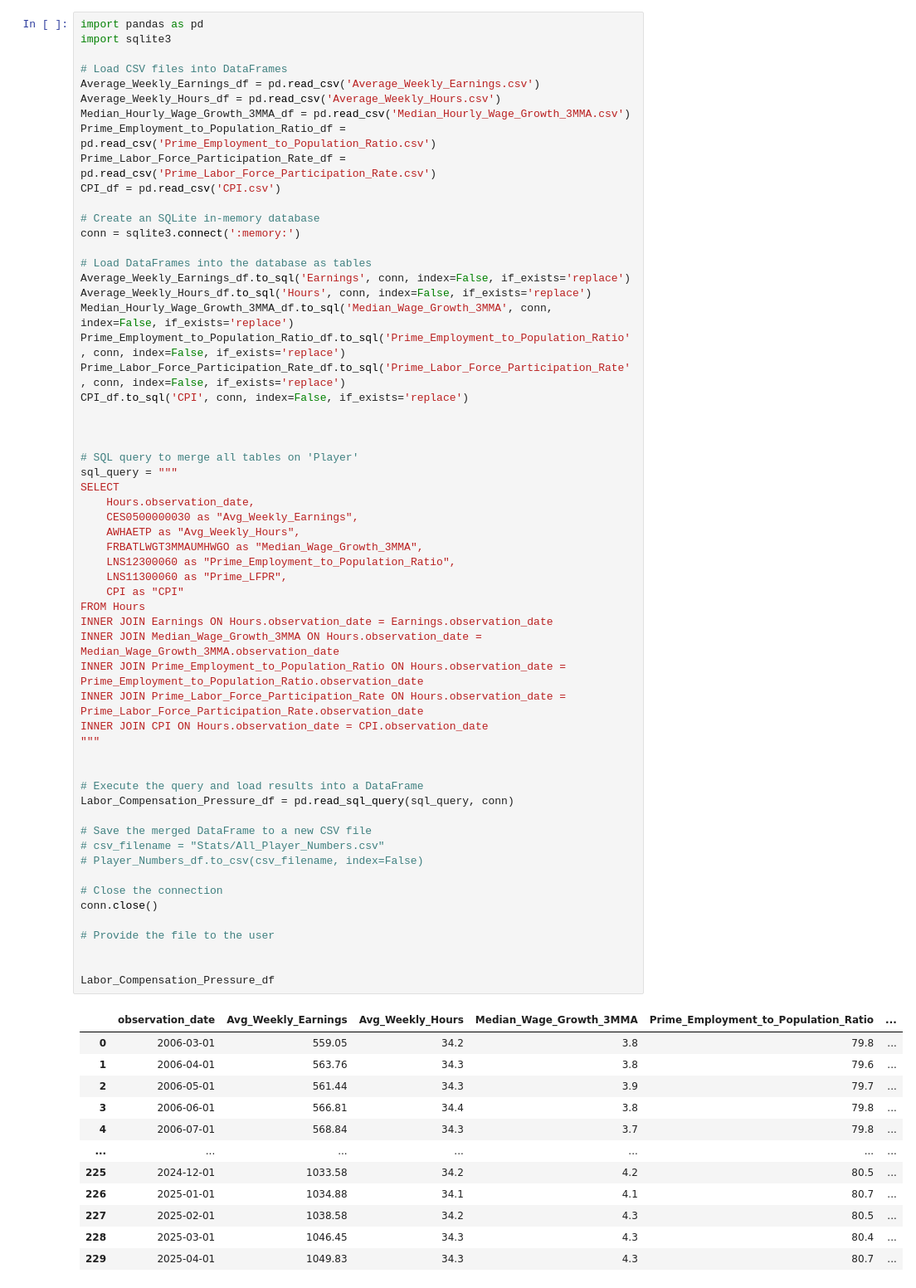
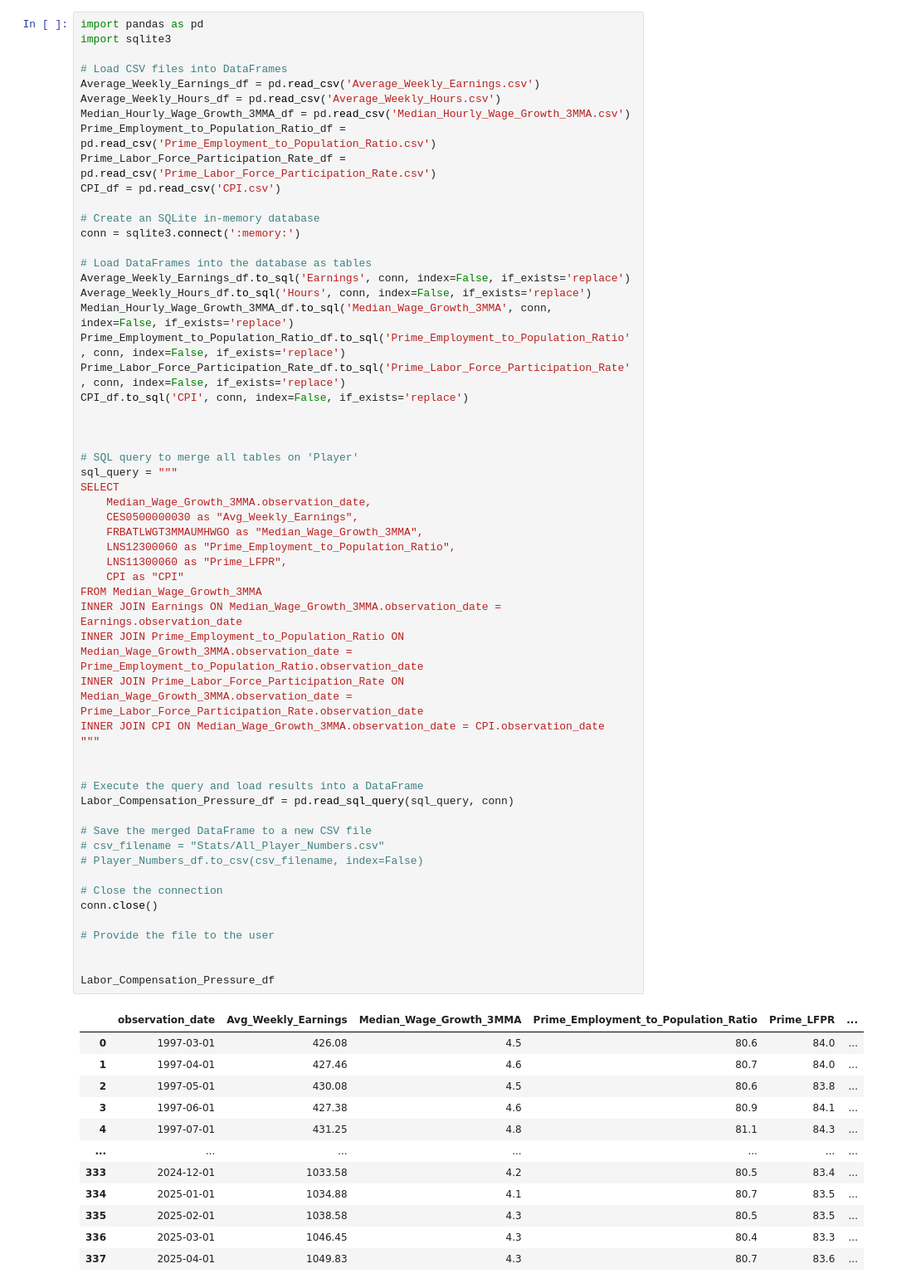
Before and after one commit to Makster04/Labor_Market_Index, a Jupyter notebook: LCP/Labor_Compensation_Pressure.ipynb, the cells around one changed output. Shown at 83% size. Cells and saved outputs as stored; diff of their text form.

```diff
--- a/LCP/Labor_Compensation_Pressure.ipynb
+++ b/LCP/Labor_Compensation_Pressure.ipynb
@@ -37,50 +37,48 @@ Prime_Labor_Force_Participation_Rate_df.to_sql('Prime_Labor_Force_Participation_
 CPI_df.to_sql('CPI', conn, index=False, if_exists='replace')
 
 
 
 # SQL query to merge all tables on 'Player'
 sql_query = """
 SELECT
-    Hours.observation_date,
+    Median_Wage_Growth_3MMA.observation_date,
     CES0500000030 as "Avg_Weekly_Earnings",
-    AWHAETP as "Avg_Weekly_Hours",
     FRBATLWGT3MMAUMHWGO as "Median_Wage_Growth_3MMA",
     LNS12300060 as "Prime_Employment_to_Population_Ratio",
     LNS11300060 as "Prime_LFPR",
     CPI as "CPI"
-FROM Hours
-INNER JOIN Earnings ON Hours.observation_date = Earnings.observation_date
-INNER JOIN Median_Wage_Growth_3MMA ON Hours.observation_date = Median_Wage_Growth_3MMA.observation_date
-INNER JOIN Prime_Employment_to_Population_Ratio ON Hours.observation_date = Prime_Employment_to_Population_Ratio.observation_date
-INNER JOIN Prime_Labor_Force_Participation_Rate ON Hours.observation_date = Prime_Labor_Force_Participation_Rate.observation_date
-INNER JOIN CPI ON Hours.observation_date = CPI.observation_date
+FROM Median_Wage_Growth_3MMA
+INNER JOIN Earnings ON Median_Wage_Growth_3MMA.observation_date = Earnings.observation_date
+INNER JOIN Prime_Employment_to_Population_Ratio ON Median_Wage_Growth_3MMA.observation_date = Prime_Employment_to_Population_Ratio.observation_date
+INNER JOIN Prime_Labor_Force_Participation_Rate ON Median_Wage_Growth_3MMA.observation_date = Prime_Labor_Force_Participation_Rate.observation_date
+INNER JOIN CPI ON Median_Wage_Growth_3MMA.observation_date = CPI.observation_date
 """
 
 
 # Execute the query and load results into a DataFrame
 Labor_Compensation_Pressure_df = pd.read_sql_query(sql_query, conn)
 
 # Save the merged DataFrame to a new CSV file
 # csv_filename = "Stats/All_Player_Numbers.csv"
 # Player_Numbers_df.to_csv(csv_filename, index=False)
 
 # Close the connection
 conn.close()
 
 # Provide the file to the user
 
 
 Labor_Compensation_Pressure_df
 # %% [output]
-|  | observation_date | Avg_Weekly_Earnings | Avg_Weekly_Hours | Median_Wage_Growth_3MMA | Prime_Employment_to_Population_Ratio | ... |
-| 0 | 2006-03-01 | 559.05 | 34.2 | 3.8 | 79.8 | ... |
-| 1 | 2006-04-01 | 563.76 | 34.3 | 3.8 | 79.6 | ... |
-| 2 | 2006-05-01 | 561.44 | 34.3 | 3.9 | 79.7 | ... |
-| 3 | 2006-06-01 | 566.81 | 34.4 | 3.8 | 79.8 | ... |
-| 4 | 2006-07-01 | 568.84 | 34.3 | 3.7 | 79.8 | ... |
+|  | observation_date | Avg_Weekly_Earnings | Median_Wage_Growth_3MMA | Prime_Employment_to_Population_Ratio | Prime_LFPR | ... |
+| 0 | 1997-03-01 | 426.08 | 4.5 | 80.6 | 84.0 | ... |
+| 1 | 1997-04-01 | 427.46 | 4.6 | 80.7 | 84.0 | ... |
+| 2 | 1997-05-01 | 430.08 | 4.5 | 80.6 | 83.8 | ... |
+| 3 | 1997-06-01 | 427.38 | 4.6 | 80.9 | 84.1 | ... |
+| 4 | 1997-07-01 | 431.25 | 4.8 | 81.1 | 84.3 | ... |
 | ... | ... | ... | ... | ... | ... | ... |
-| 225 | 2024-12-01 | 1033.58 | 34.2 | 4.2 | 80.5 | ... |
-| 226 | 2025-01-01 | 1034.88 | 34.1 | 4.1 | 80.7 | ... |
-| 227 | 2025-02-01 | 1038.58 | 34.2 | 4.3 | 80.5 | ... |
-| 228 | 2025-03-01 | 1046.45 | 34.3 | 4.3 | 80.4 | ... |
-| 229 | 2025-04-01 | 1049.83 | 34.3 | 4.3 | 80.7 | ... |
+| 333 | 2024-12-01 | 1033.58 | 4.2 | 80.5 | 83.4 | ... |
+| 334 | 2025-01-01 | 1034.88 | 4.1 | 80.7 | 83.5 | ... |
+| 335 | 2025-02-01 | 1038.58 | 4.3 | 80.5 | 83.5 | ... |
+| 336 | 2025-03-01 | 1046.45 | 4.3 | 80.4 | 83.3 | ... |
+| 337 | 2025-04-01 | 1049.83 | 4.3 | 80.7 | 83.6 | ... |
```
Also changed, not shown: parts of 3 cells of this notebook, 10 other files.
